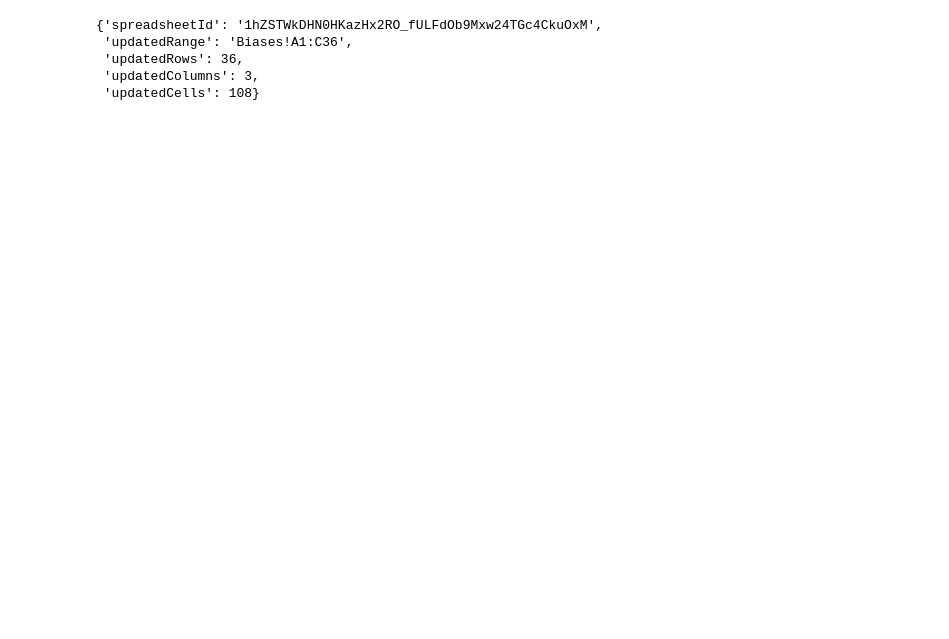
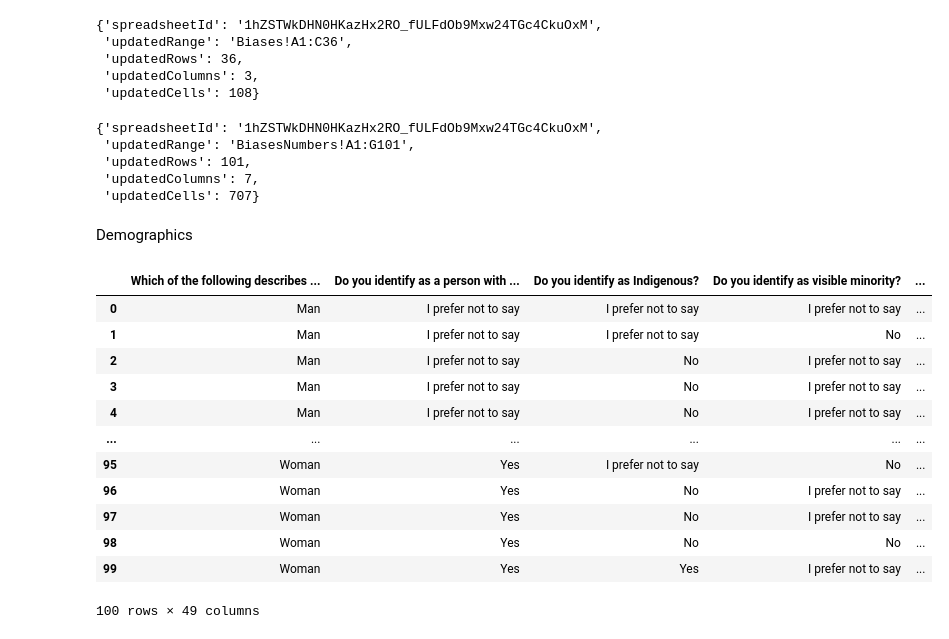
Before and after one commit to abdyraman/annualsatisfactionsurvey, a Jupyter notebook: annualsatisfaction.ipynb, the cells around one changed output. Saved outputs shown, nothing was run; the diff lists cells and outputs as text; code cells hidden in the pictures; blank space fills up the shorter version.

```diff
--- a/annualsatisfaction.ipynb
+++ b/annualsatisfaction.ipynb
@@ -675,3 +695,49 @@ worksheet.update([rating_counts_values_biases.columns.values.tolist()] + rating_
  'updatedRows': 36,
  'updatedColumns': 3,
  'updatedCells': 108}
+# %%
+# Create a new worksheet
+new_sheet_title = "BiasesNumbers"  # Desired sheet name
+worksheet = sheet.add_worksheet(title=new_sheet_title, rows="100", cols="10")  # Adjust rows and cols as needed
+
+# Update the new worksheet with DataFrame content
+# Ensure BiasesNumbers is a DataFrame
+worksheet.update([BiasesNumbers.columns.values.tolist()] + BiasesNumbers.values.tolist())
+# %% [output]
+{'spreadsheetId': '1hZSTWkDHN0HKazHx2RO_fULFdOb9Mxw24TGc4CkuOxM',
+ 'updatedRange': 'BiasesNumbers!A1:G101',
+ 'updatedRows': 101,
+ 'updatedColumns': 7,
+ 'updatedCells': 707}
+# %% [markdown]
+Demographics
+# %%
+full_numeric_df=df_numbers.copy()
+full_numeric_df.columns=clean_column_names(full_numeric_df.columns)
+# %%
+# Group by the specified columns and calculate mean and median for a numeric column
+# Replace 'numeric_column' with the actual name of the column you want to analyze
+grouped_df = full_numeric_df.groupby([
+    "Which of the following describes your gender?",
+    "Do you identify as a person with a disability?",
+    "Do you identify as Indigenous?",
+    "Do you identify as visible minority?",
+    "Are you a member of the 2SLGBTQI+ communities?",
+    "What industry are you working in?",
+    "How long have you worked for the organization?"
+]).mean(numeric_only=True).reset_index()
+grouped_df
+# %% [output]
+|  | Which of the following describes ... | Do you identify as a person with ... | Do you identify as Indigenous? | Do you identify as visible minority? | ... |
+| 0 | Man | I prefer not to say | I prefer not to say | I prefer not to say | ... |
+| 1 | Man | I prefer not to say | I prefer not to say | No | ... |
+| 2 | Man | I prefer not to say | No | I prefer not to say | ... |
+| 3 | Man | I prefer not to say | No | I prefer not to say | ... |
+| 4 | Man | I prefer not to say | No | I prefer not to say | ... |
+| ... | ... | ... | ... | ... | ... |
+| 95 | Woman | Yes | I prefer not to say | No | ... |
+| 96 | Woman | Yes | No | I prefer not to say | ... |
+| 97 | Woman | Yes | No | I prefer not to say | ... |
+| 98 | Woman | Yes | No | No | ... |
+| 99 | Woman | Yes | Yes | I prefer not to say | ... |
+100 rows × 49 columns
```
Also changed, not shown: parts of 18 cells of this notebook.
